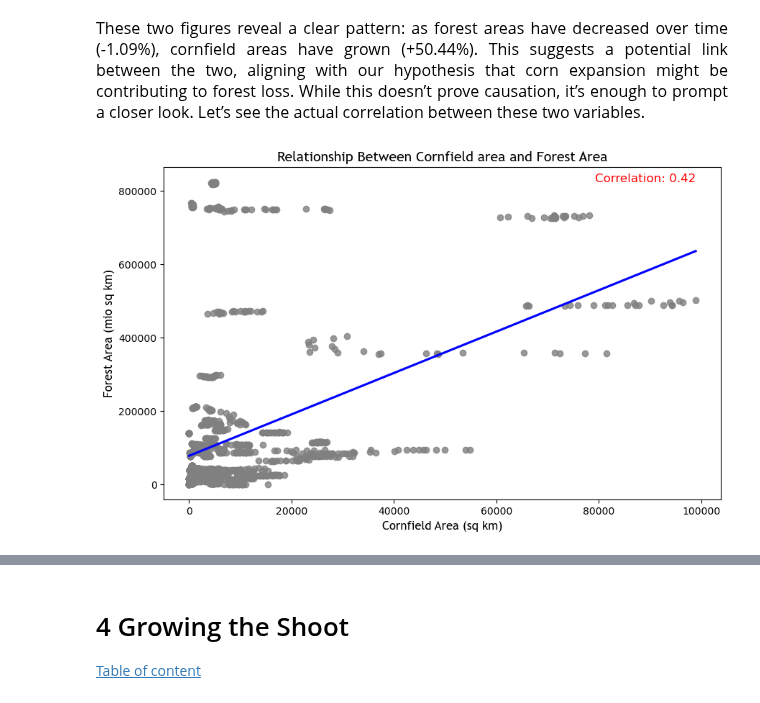
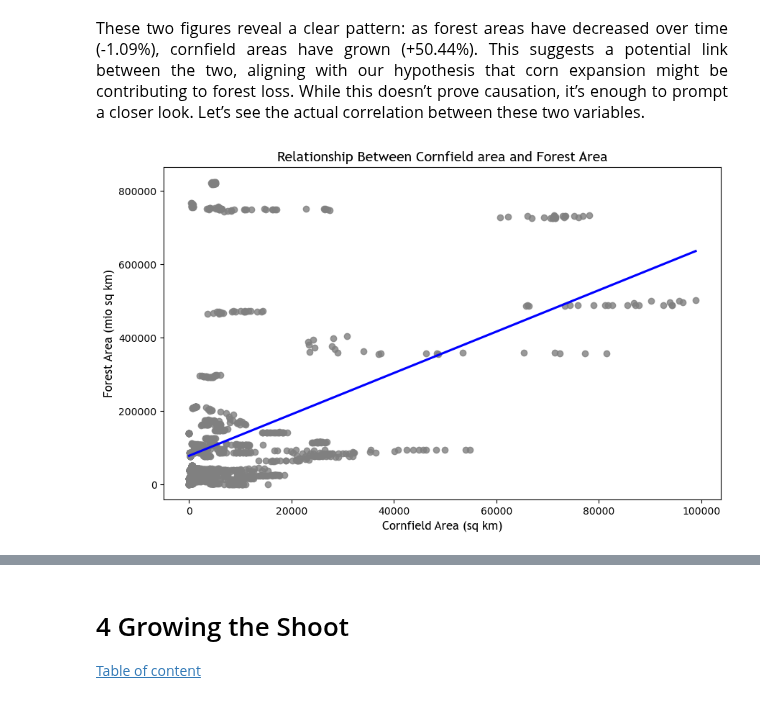
Before and after one commit to ZeliaDec/DataScience, a Jupyter notebook: Final_submission.ipynb, the cells around one changed output, grey strips where cells are left out. Saved outputs shown, nothing was run; the diff lists cells and outputs as text; code cells hidden in the pictures.

Commit message:
corr values

```diff
--- a/Final_submission.ipynb
+++ b/Final_submission.ipynb
@@ -147,29 +147,29 @@ plt.show()
 # %%
 # Correlation coefficient
 corr, p_value = pearsonr(df['corn'], df['forest'])
 
 # Regression line for the correlation between the two key variables
 plt.figure(figsize=(10, 6))
 sns.regplot(x='corn',
             y='forest',
             data=df,
             scatter_kws={'color': 'grey'},
             line_kws={'color': 'blue'},
             ci=None)
 # Labels
 plt.xlabel("Cornfield Area (sq km)", fontdict={'fontsize': 12, 'fontname': 'Trebuchet MS'})
 plt.ylabel("Forest Area (mio sq km)", fontdict={'fontsize': 12, 'fontname': 'Trebuchet MS'})
 plt.title("Relationship Between Cornfield area and Forest Area", fontdict={'fontsize': 14, 'fontname': 'Trebuchet MS'})
 # Add the correlation coefficient to the plot
-plt.text(x=df['corn'].quantile(0.99),  # x-coordinate (adjust as needed)
-         y=df['forest'].max(),  # y-coordinate (adjust as needed)
-         s=f'Correlation: {corr:.2f}',  # Text to display
-         fontsize=12, color='red')
+# plt.text(x=df['corn'].quantile(0.99),  # x-coordinate (adjust as needed)
+#          y=df['forest'].max(),  # y-coordinate (adjust as needed)
+#          s=f'Correlation: {corr:.2f}',  # Text to display
+#          fontsize=12, color='red')
 
 # Show the plot
 plt.show()
 #print(f"{p_value:.2f}")
 # %% [output]
-[figure, old version]
+[figure, new version]
 # %% [markdown]
 <p style="font-family: 'Trebuchet', sans-serif; font-size:16px;text-align:justify;line-height: 1.6;">The correlation coefficient of 0.42 between cornfield area and forest area presents an unexpected result. Instead of a negative relationship supporting our hypothesis—that corn expansion drives deforestation—we see a moderate positive correlation. This could suggest that cornfields and forests are often concentrated in the same regions, such as tropical areas, where both land types coexist. Alternatively, it raises a critical question: could our hypothesis be invalid? Perhaps corn expansion isn’t a primary driver of forest loss after all.</p>
```
Also changed, not shown: parts of 14 cells of this notebook.
